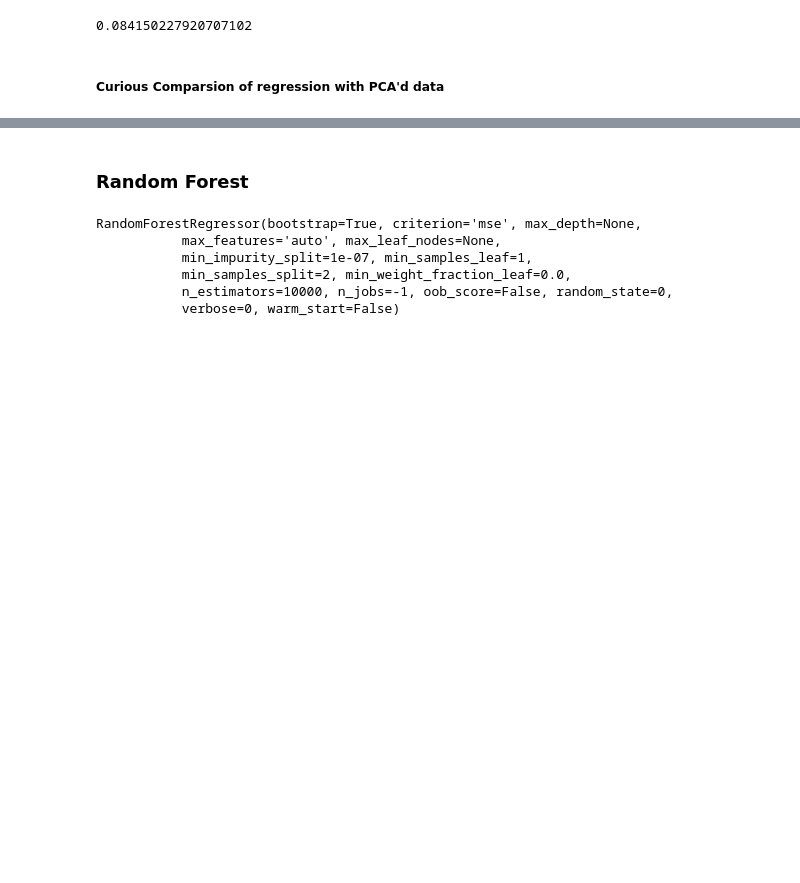
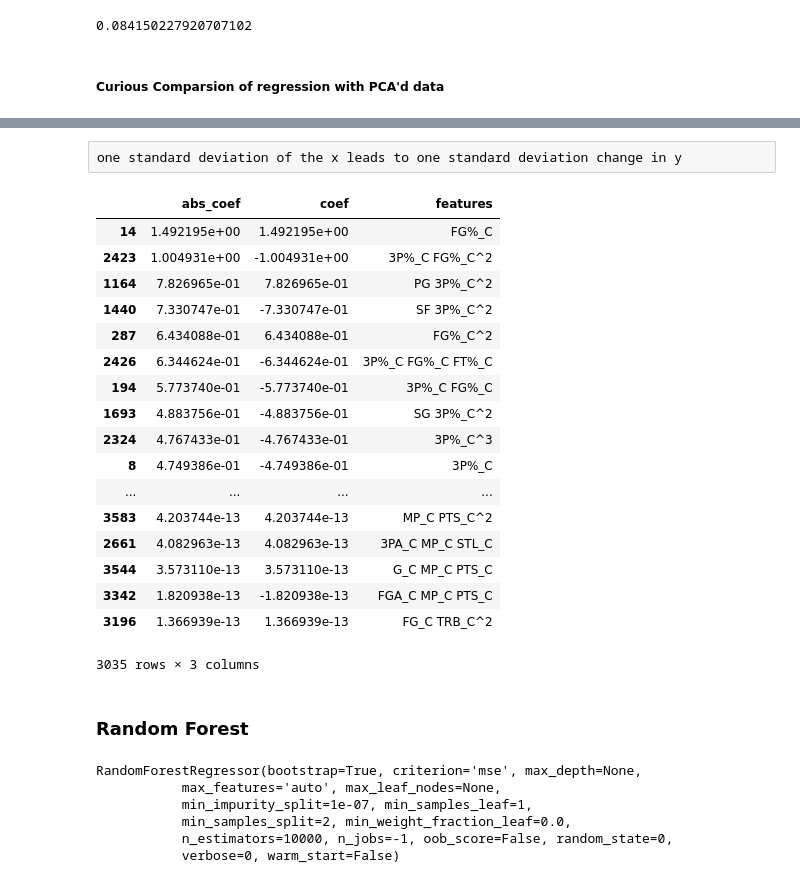
Before and after one commit to carter-j-h/Data_Science, a Jupyter notebook: Practice-Content/capstone/Capstone.ipynb, the cells around one changed output, grey strips where cells are left out. Cells and saved outputs as stored; diff of their text form; code cells hidden in the pictures; blank space fills up the shorter version.

```diff
--- a/Practice-Content/capstone/Capstone.ipynb
+++ b/Practice-Content/capstone/Capstone.ipynb
@@ -697,0 +727,2 @@ plt.scatter(X_reconstituted[:,1], X_reconstituted[:,3])
+# %%
+poly.fit(X1)
@@ -697,0 +737,4 @@ plt.scatter(X_reconstituted[:,1], X_reconstituted[:,3])
+# %%
+polynames = poly.get_feature_names(X1.columns)
+# %%
+X1_poly = poly.fit_transform(X1)
@@ -731,0 +778,2 @@ Ridge R2: 0.174755132888
+# %%
+lm = linear_model.Ridge(normalize=True).fit(X1_poly, Y1)
@@ -732,3 +820,27 @@ Ridge R2: 0.174755132888
+# %% [raw]
+one standard deviation of the x leads to one standard deviation change in y
+# %%
+df_coef = pd.DataFrame({'features':polynames,'coef':lm.coef_, 'abs_coef':abs(lm.coef_)}).sort_values('abs_coef', ascending=False)
+df_coef[df_coef['abs_coef']>0]
+# %% [output]
+|  | abs_coef | coef | features |
+| 14 | 1.492195e+00 | 1.492195e+00 | FG%_C |
+| 2423 | 1.004931e+00 | -1.004931e+00 | 3P%_C FG%_C^2 |
+| 1164 | 7.826965e-01 | 7.826965e-01 | PG 3P%_C^2 |
+| 1440 | 7.330747e-01 | -7.330747e-01 | SF 3P%_C^2 |
+| 287 | 6.434088e-01 | 6.434088e-01 | FG%_C^2 |
+| 2426 | 6.344624e-01 | -6.344624e-01 | 3P%_C FG%_C FT%_C |
+| 194 | 5.773740e-01 | -5.773740e-01 | 3P%_C FG%_C |
+| 1693 | 4.883756e-01 | -4.883756e-01 | SG 3P%_C^2 |
+| 2324 | 4.767433e-01 | -4.767433e-01 | 3P%_C^3 |
+| 8 | 4.749386e-01 | -4.749386e-01 | 3P%_C |
+| ... | ... | ... | ... |
+| 3583 | 4.203744e-13 | 4.203744e-13 | MP_C PTS_C^2 |
+| 2661 | 4.082963e-13 | 4.082963e-13 | 3PA_C MP_C STL_C |
+| 3544 | 3.573110e-13 | 3.573110e-13 | G_C MP_C PTS_C |
+| 3342 | 1.820938e-13 | -1.820938e-13 | FGA_C MP_C PTS_C |
+| 3196 | 1.366939e-13 | 1.366939e-13 | FG_C TRB_C^2 |
+3035 rows × 3 columns
 # %% [markdown]
 ### Random Forest
 # %%
```
Also changed, not shown: parts of 29 cells of this notebook, 2 other files.
